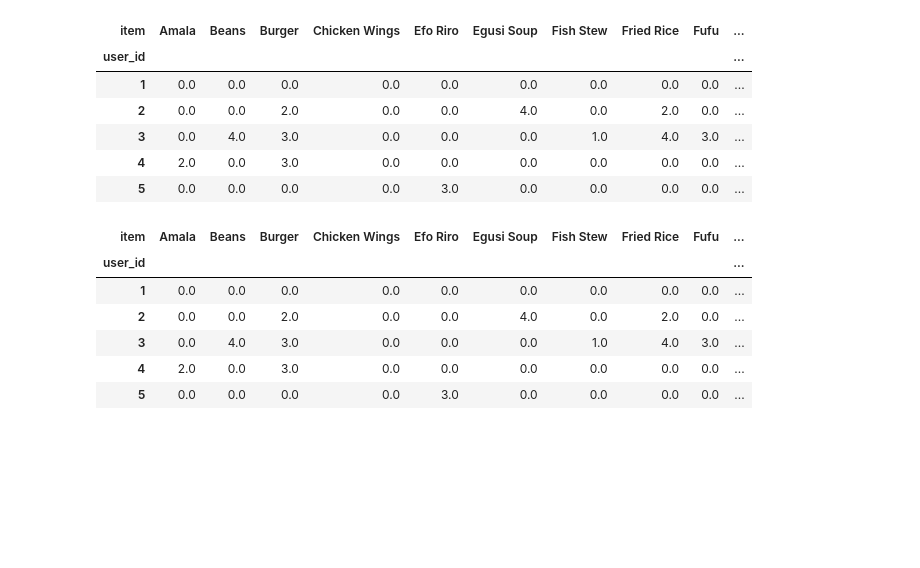
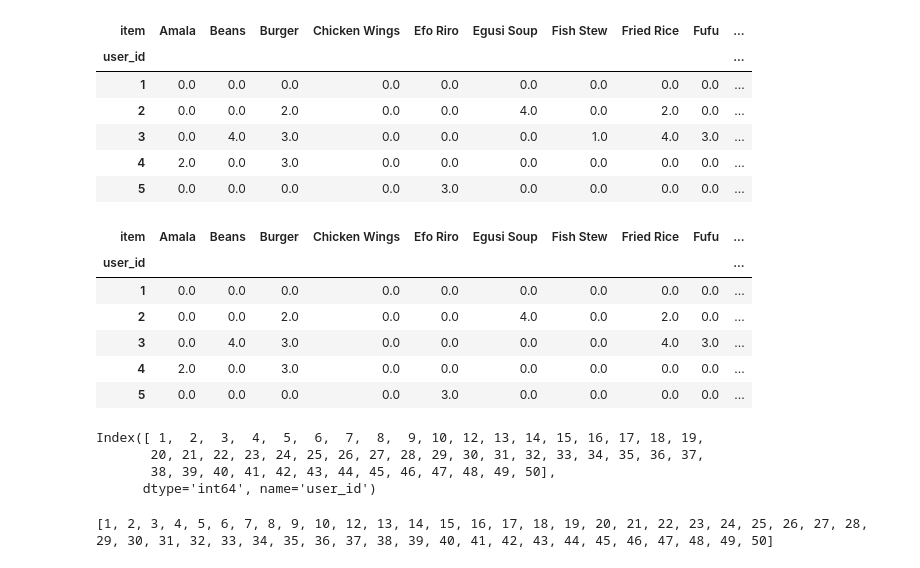
Before and after one commit to sege2023/blockbite, a Jupyter notebook: model/recommender.ipynb, the cells around one changed output. Cells and saved outputs as stored; diff of their text form; code cells hidden in the pictures; blank space fills up the shorter version.

Commit message:
min_frequency function was wrong, finished prototyping recommendation system

```diff
--- a/model/recommender.ipynb
+++ b/model/recommender.ipynb
@@ -147,15 +147,15 @@ df_user_item.head()
 | 4 | 2.0 | 0.0 | 3.0 | 0.0 | 0.0 | 0.0 | 0.0 | 0.0 | 0.0 | ... |
 | 5 | 0.0 | 0.0 | 0.0 | 0.0 | 3.0 | 0.0 | 0.0 | 0.0 | 0.0 | ... |
 # %%
-min_frequency = 1
+min_frequency = 2
 user_item_matrix = df_user_item.where(df_user_item>=min_frequency, 0)
 user_item_matrix.head()
 # %% [output]
 | item | Amala | Beans | Burger | Chicken Wings | Efo Riro | Egusi Soup | Fish Stew | Fried Rice | Fufu | ... |
 | user_id |  |  |  |  |  |  |  |  |  | ... |
 | 1 | 0.0 | 0.0 | 0.0 | 0.0 | 0.0 | 0.0 | 0.0 | 0.0 | 0.0 | ... |
 | 2 | 0.0 | 0.0 | 2.0 | 0.0 | 0.0 | 4.0 | 0.0 | 2.0 | 0.0 | ... |
-| 3 | 0.0 | 4.0 | 3.0 | 0.0 | 0.0 | 0.0 | 1.0 | 4.0 | 3.0 | ... |
+| 3 | 0.0 | 4.0 | 3.0 | 0.0 | 0.0 | 0.0 | 0.0 | 4.0 | 3.0 | ... |
 | 4 | 2.0 | 0.0 | 3.0 | 0.0 | 0.0 | 0.0 | 0.0 | 0.0 | 0.0 | ... |
 | 5 | 0.0 | 0.0 | 0.0 | 0.0 | 3.0 | 0.0 | 0.0 | 0.0 | 0.0 | ... |
 # %%
@@ -163,3 +163,8 @@ normalized_df = user_item_matrix.copy()
 normalized_df.loc[:, :] = normalize(user_item_matrix.values, norm='l2', axis=1)
 
 print(normalized_df.index)
+# %% [output]
+Index([ 1,  2,  3,  4,  5,  6,  7,  8,  9, 10, 12, 13, 14, 15, 16, 17, 18, 19,
+       20, 21, 22, 23, 24, 25, 26, 27, 28, 29, 30, 31, 32, 33, 34, 35, 36, 37,
+       38, 39, 40, 41, 42, 43, 44, 45, 46, 47, 48, 49, 50],
+      dtype='int64', name='user_id')
@@ -173,0 +174,4 @@ def calculate_similarity_with_overlap(user1_vector, user2_vector, min_overlap=3)
+# %%
+print(user_ids)
+# %% [output]
+[1, 2, 3, 4, 5, 6, 7, 8, 9, 10, 12, 13, 14, 15, 16, 17, 18, 19, 20, 21, 22, 23, 24, 25, 26, 27, 28, 29, 30, 31, 32, 33, 34, 35, 36, 37, 38, 39, 40, 41, 42, 43, 44, 45, 46, 47, 48, 49, 50]
```
Also changed, not shown: parts of 9 cells of this notebook, 1 other file.
